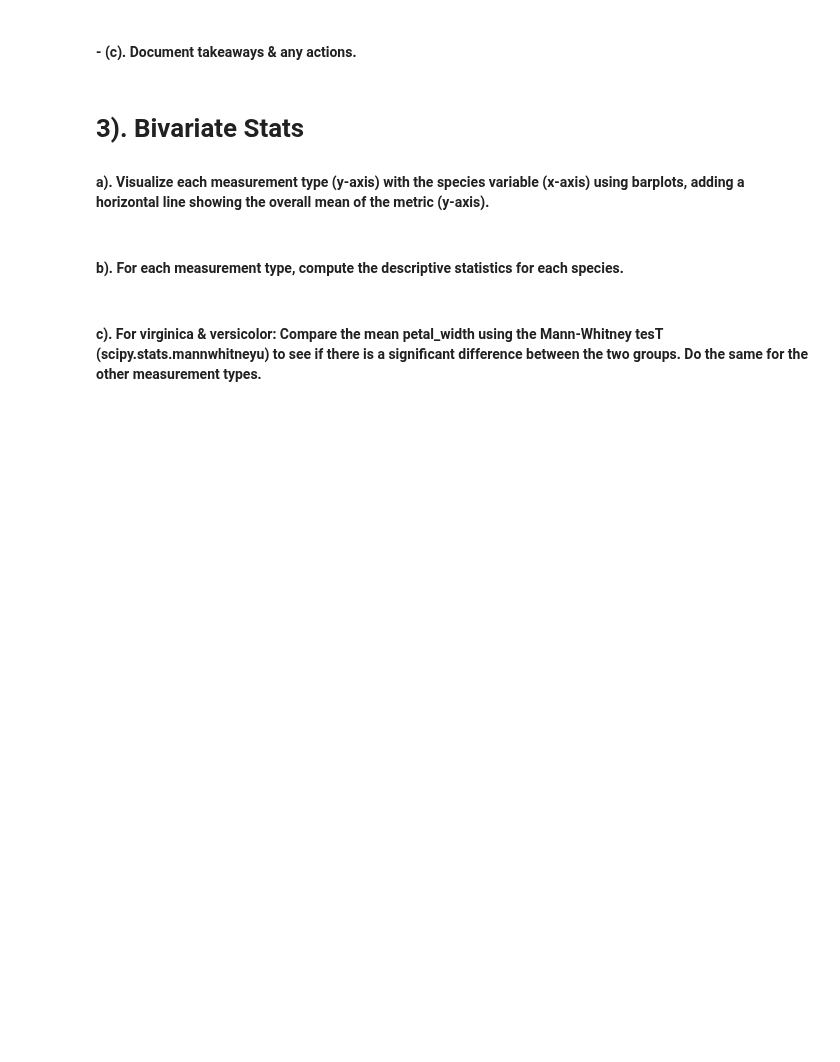
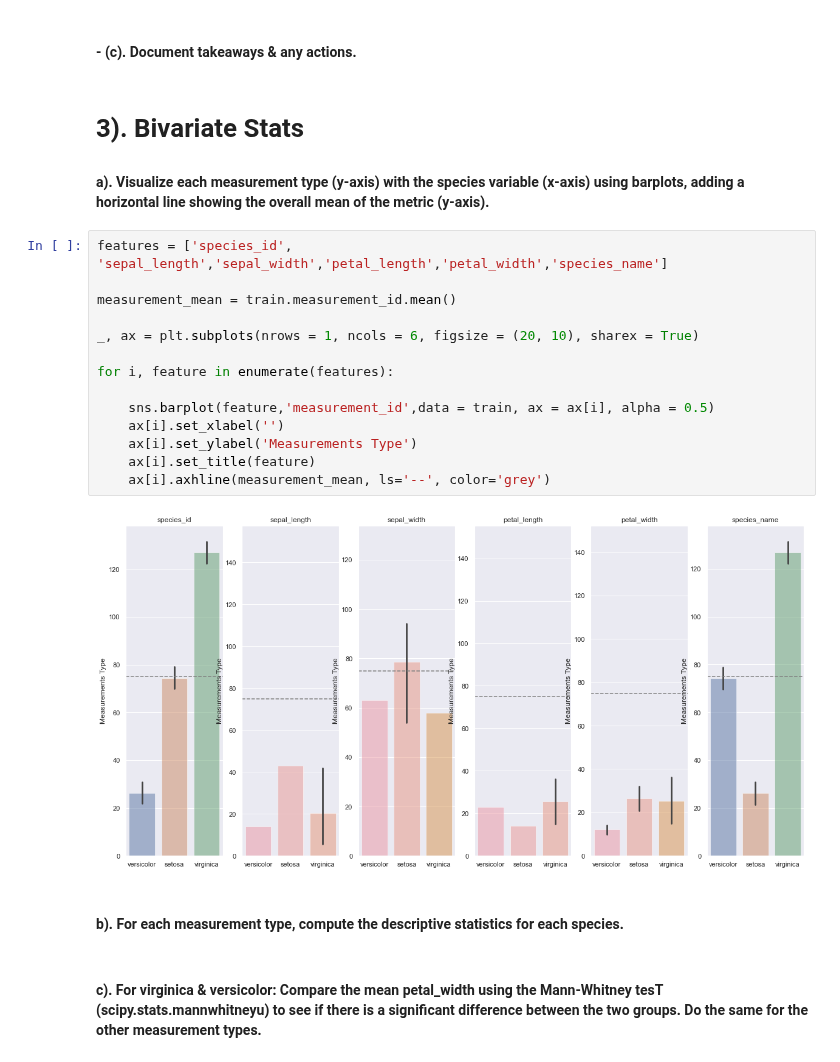
Before and after one commit to stephenkipkurui/regression-exercises, a Jupyter notebook: classification_exercises.ipynb, the cells around one changed output. Cells and saved outputs as stored; diff of their text form; blank space fills up the shorter version.

Commit message:
Classification Exercices: Data Acquisition (Acquire, Prepare, Tidy Data, E.D.A)

```diff
--- a/classification_exercises.ipynb
+++ b/classification_exercises.ipynb
@@ -1314,6 +1312,22 @@ species.plot.bar(x = 'species_name', color = 'teal', rot = 0)
 # 3). Bivariate Stats
 
 #### a). Visualize each measurement type (y-axis) with the species variable (x-axis) using barplots, adding a horizontal line showing the overall mean of the metric (y-axis).
+# %%
+features = ['species_id', 'sepal_length','sepal_width','petal_length','petal_width','species_name']
+
+measurement_mean = train.measurement_id.mean()
+
+_, ax = plt.subplots(nrows = 1, ncols = 6, figsize = (20, 10), sharex = True)
+
+for i, feature in enumerate(features):
+
+    sns.barplot(feature,'measurement_id',data = train, ax = ax[i], alpha = 0.5)
+    ax[i].set_xlabel('')
+    ax[i].set_ylabel('Measurements Type')
+    ax[i].set_title(feature)
+    ax[i].axhline(measurement_mean, ls='--', color='grey')
+# %% [output]
+[figure, added]
 # %% [markdown]
 #### b). For each measurement type, compute the descriptive statistics for each species.
 # %% [markdown]
```
Also changed, not shown: parts of 9 cells of this notebook.
